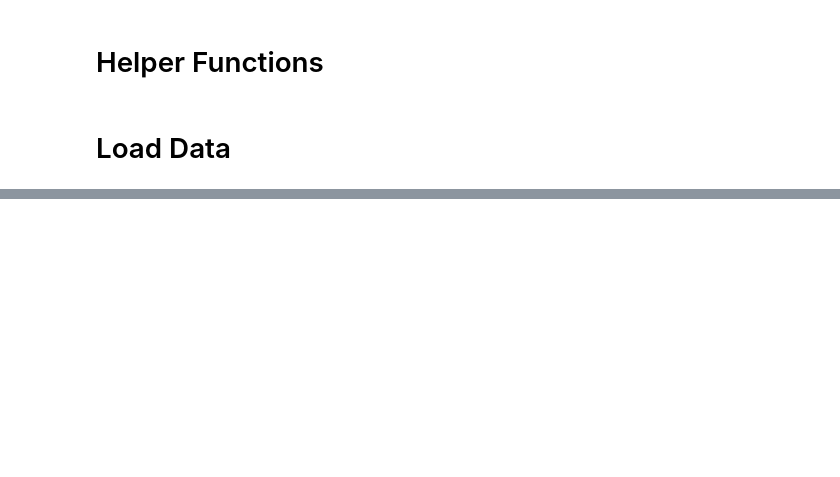
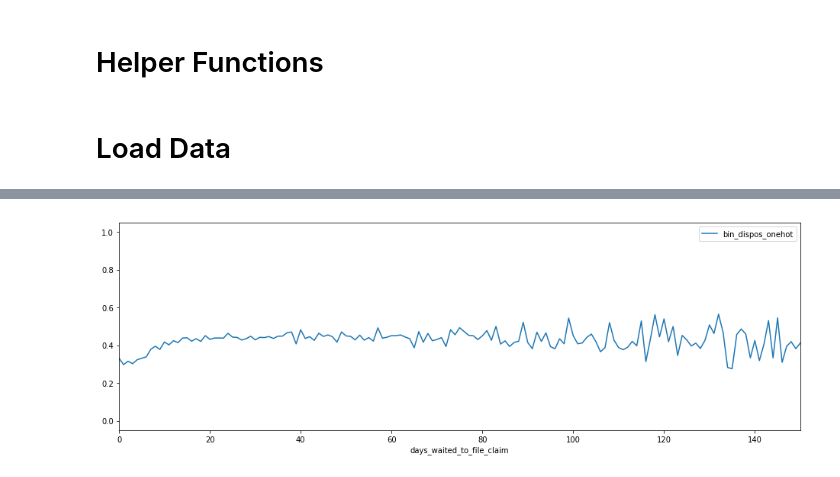
Before and after one commit to spencertollefson/tsa_claims, a Jupyter notebook: plots.ipynb, the cells around one changed output, grey strips where cells are left out. Drawn from its saved outputs; the diff is of its cells as text; code cells hidden in the pictures; blank space fills up the shorter version.

```diff
--- a/plots.ipynb
+++ b/plots.ipynb
@@ -703,0 +338,6 @@ fig = sns_heat.get_figure()
+# %%
+df.groupby('days_waited_to_file_claim').mean().plot(y='bin_dispos_onehot', xlim=(0,150),figsize=(16,5))
+sns.despine()
+fig.savefig(f'{saveplots}/airport_probability.png', Transparent=False);
+# %% [output]
+[figure, added]
```
Also changed, not shown: parts of 44 cells of this notebook, 12 other files.
